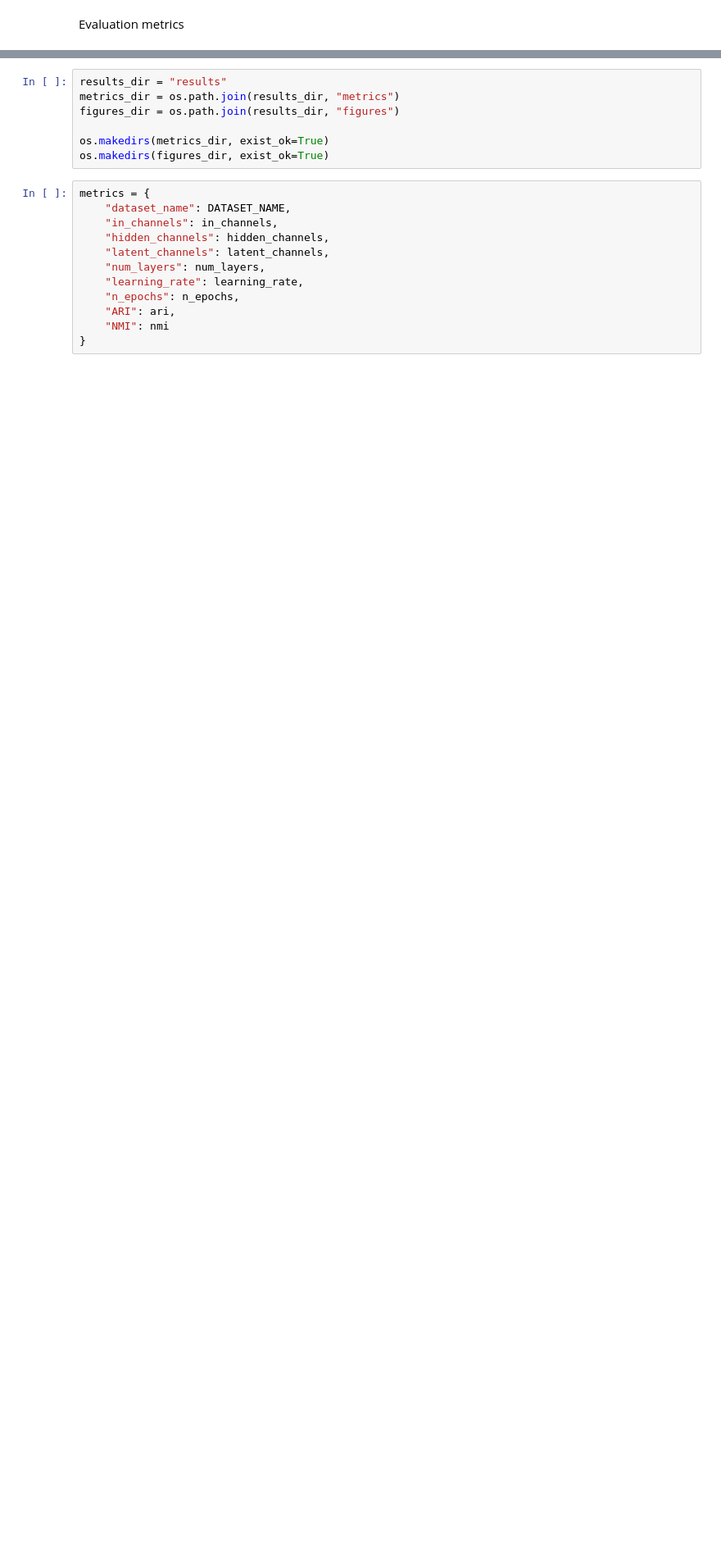
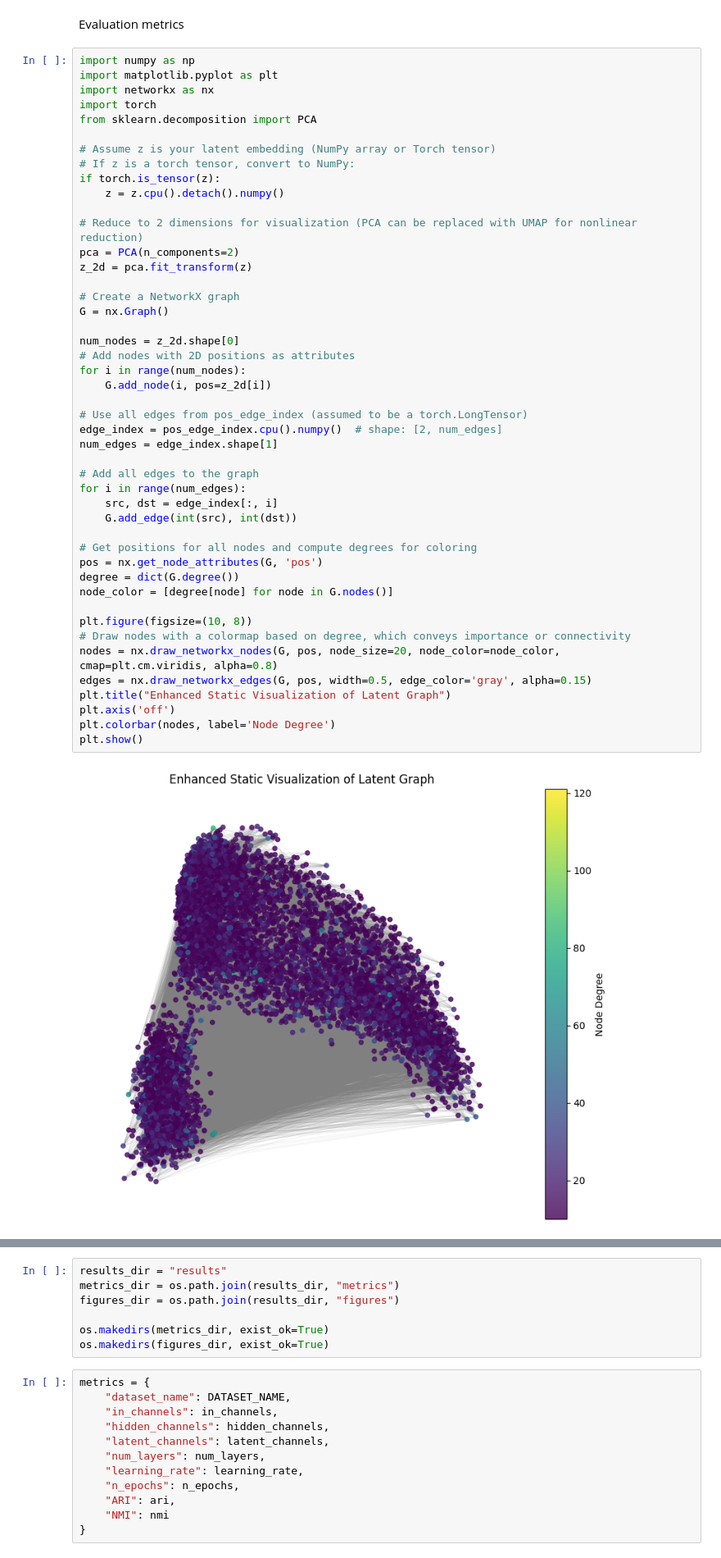
Before and after one commit to ZW471/MultiOmicsIntegration, a Jupyter notebook: evaluation/our_model_eval.ipynb, the cells around one changed output, grey strips where cells are left out. Shown at 82% size. Saved outputs shown, nothing was run; the diff lists cells and outputs as text; blank space fills up the shorter version.

```diff
--- a/evaluation/our_model_eval.ipynb
+++ b/evaluation/our_model_eval.ipynb
@@ -365,5 +460,53 @@ Predicted edge probabilities: {'ATAC': tensor([[0.6444],
         [0.8326]])}
 # %% [markdown]
 Evaluation metrics
+# %%
+import numpy as np
+import matplotlib.pyplot as plt
+import networkx as nx
+import torch
+from sklearn.decomposition import PCA
+
+# Assume z is your latent embedding (NumPy array or Torch tensor)
+# If z is a torch tensor, convert to NumPy:
+if torch.is_tensor(z):
+    z = z.cpu().detach().numpy()
+
+# Reduce to 2 dimensions for visualization (PCA can be replaced with UMAP for nonlinear reduction)
+pca = PCA(n_components=2)
+z_2d = pca.fit_transform(z)
+
+# Create a NetworkX graph
+G = nx.Graph()
+
+num_nodes = z_2d.shape[0]
+# Add nodes with 2D positions as attributes
+for i in range(num_nodes):
+    G.add_node(i, pos=z_2d[i])
+
+# Use all edges from pos_edge_index (assumed to be a torch.LongTensor)
+edge_index = pos_edge_index.cpu().numpy()  # shape: [2, num_edges]
+num_edges = edge_index.shape[1]
+
+# Add all edges to the graph
+for i in range(num_edges):
+    src, dst = edge_index[:, i]
+    G.add_edge(int(src), int(dst))
+
+# Get positions for all nodes and compute degrees for coloring
+pos = nx.get_node_attributes(G, 'pos')
+degree = dict(G.degree())
+node_color = [degree[node] for node in G.nodes()]
+
+plt.figure(figsize=(10, 8))
+# Draw nodes with a colormap based on degree, which conveys importance or connectivity
+nodes = nx.draw_networkx_nodes(G, pos, node_size=20, node_color=node_color, cmap=plt.cm.viridis, alpha=0.8)
+edges = nx.draw_networkx_edges(G, pos, width=0.5, edge_color='gray', alpha=0.15)
+plt.title("Enhanced Static Visualization of Latent Graph")
+plt.axis('off')
+plt.colorbar(nodes, label='Node Degree')
+plt.show()
+# %% [output]
+[figure, added]
 # %%
 latent_embedding = z
```
Also changed, not shown: parts of 15 cells of this notebook.
